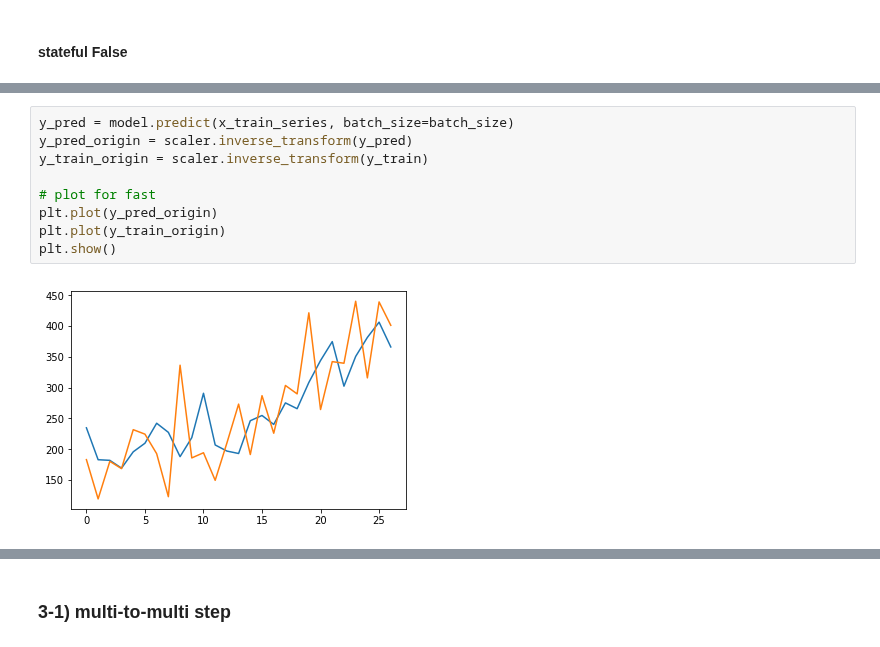
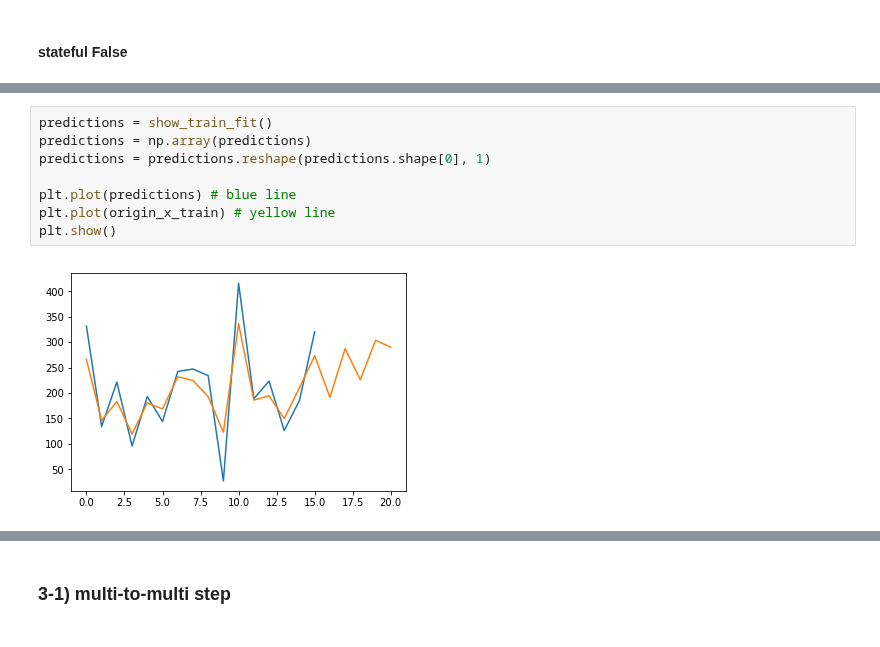
Before and after one commit to yoonkt200/tutorial-keras-deeplearning, a Jupyter notebook: 05-LSTM-keras/keras-lstm-series-tutorial.ipynb, the cells around one changed output, grey strips where cells are left out. Cells and saved outputs as stored; diff of their text form.

```diff
--- a/05-LSTM-keras/keras-lstm-series-tutorial.ipynb
+++ b/05-LSTM-keras/keras-lstm-series-tutorial.ipynb
@@ -653,11 +616,10 @@ plt.show()
-# %%
-y_pred = model.predict(x_train_series, batch_size=batch_size)
-y_pred_origin = scaler.inverse_transform(y_pred)
-y_train_origin = scaler.inverse_transform(y_train)
-
-# plot for fast
-plt.plot(y_pred_origin)
-plt.plot(y_train_origin)
-plt.show()
-# %% [output]
-[figure, removed]
+# %%
+predictions = show_train_fit()
+predictions = np.array(predictions)
+predictions = predictions.reshape(predictions.shape[0], 1)
+
+plt.plot(predictions) # blue line
+plt.plot(origin_x_train) # yellow line
+plt.show()
+# %% [output]
+[figure, added]
```
Also changed, not shown: parts of 25 cells of this notebook.
